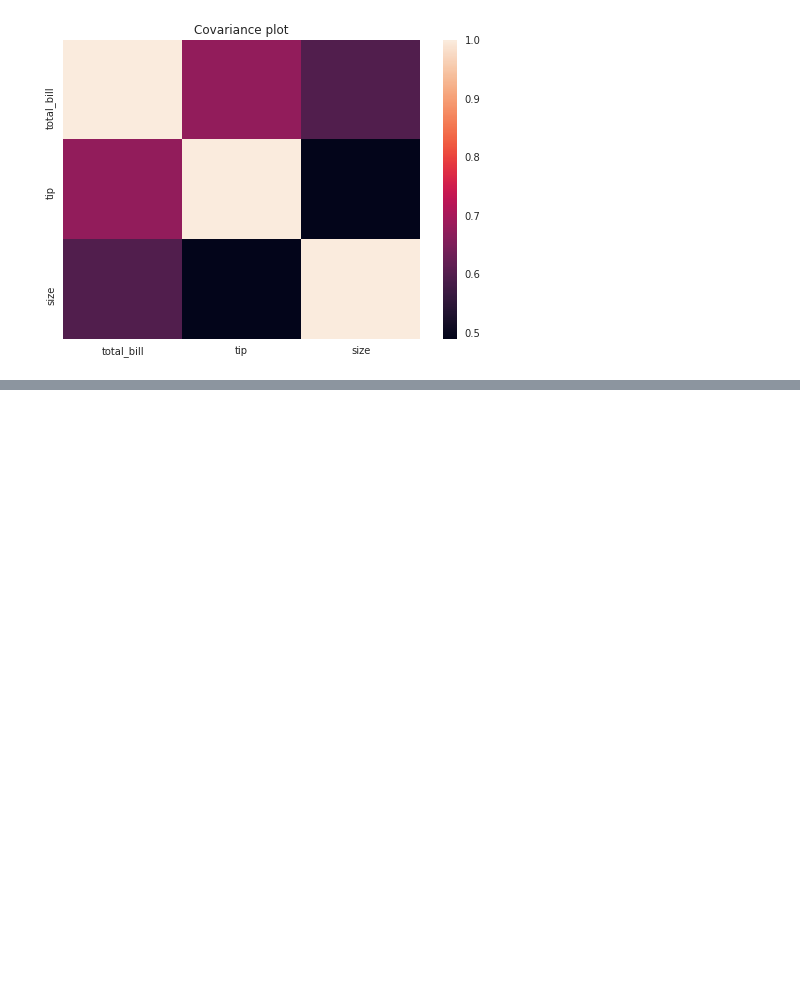
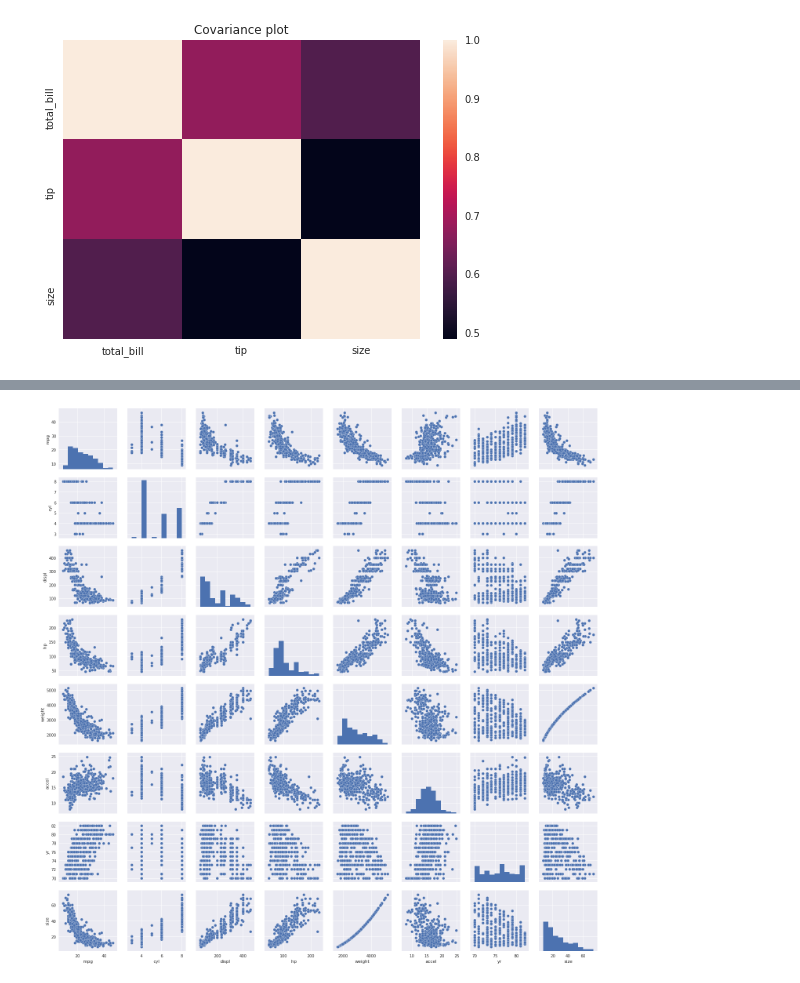
Before and after one commit to franksalas/datacamp, a Jupyter notebook: Introduction_to_Data_Visualization_with_Python/03StatisticalPlotsWithSeaborn.ipynb, the cells around one changed output, grey strips where cells are left out. Saved outputs shown, nothing was run; the diff lists cells and outputs as text; code cells hidden in the pictures; blank space fills up the shorter version.

```diff
--- a/Introduction_to_Data_Visualization_with_Python/03StatisticalPlotsWithSeaborn.ipynb
+++ b/Introduction_to_Data_Visualization_with_Python/03StatisticalPlotsWithSeaborn.ipynb
@@ -348,0 +417,8 @@ size          0.598315  0.489299  1.000000
+# %%
+# Plot the pairwise joint distributions from the DataFrame
+sns.pairplot(auto)
+
+# Display the plot
+plt.show()
+# %% [output]
+[figure, added]
```
Also changed, not shown: parts of 21 cells of this notebook, 12 other files.
